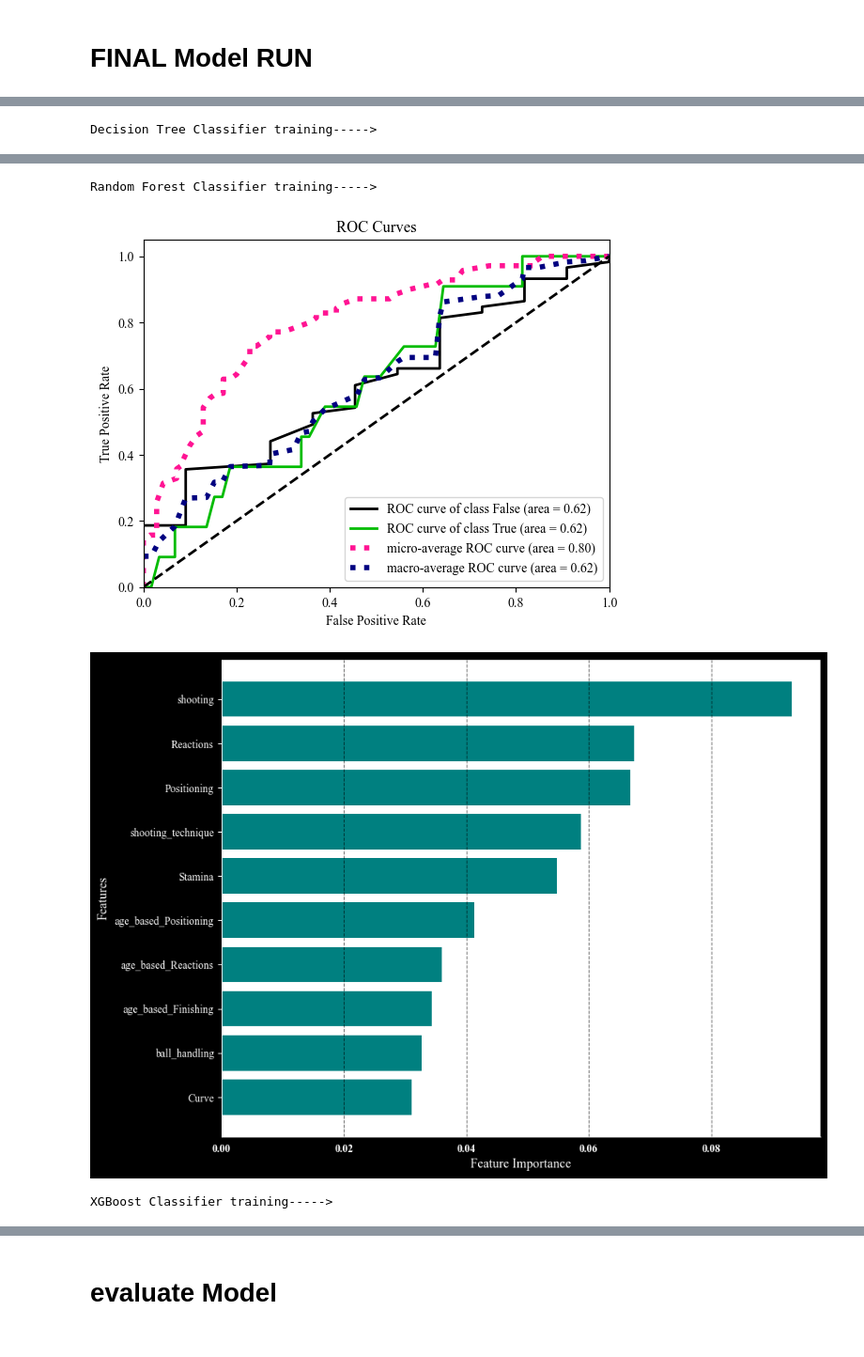
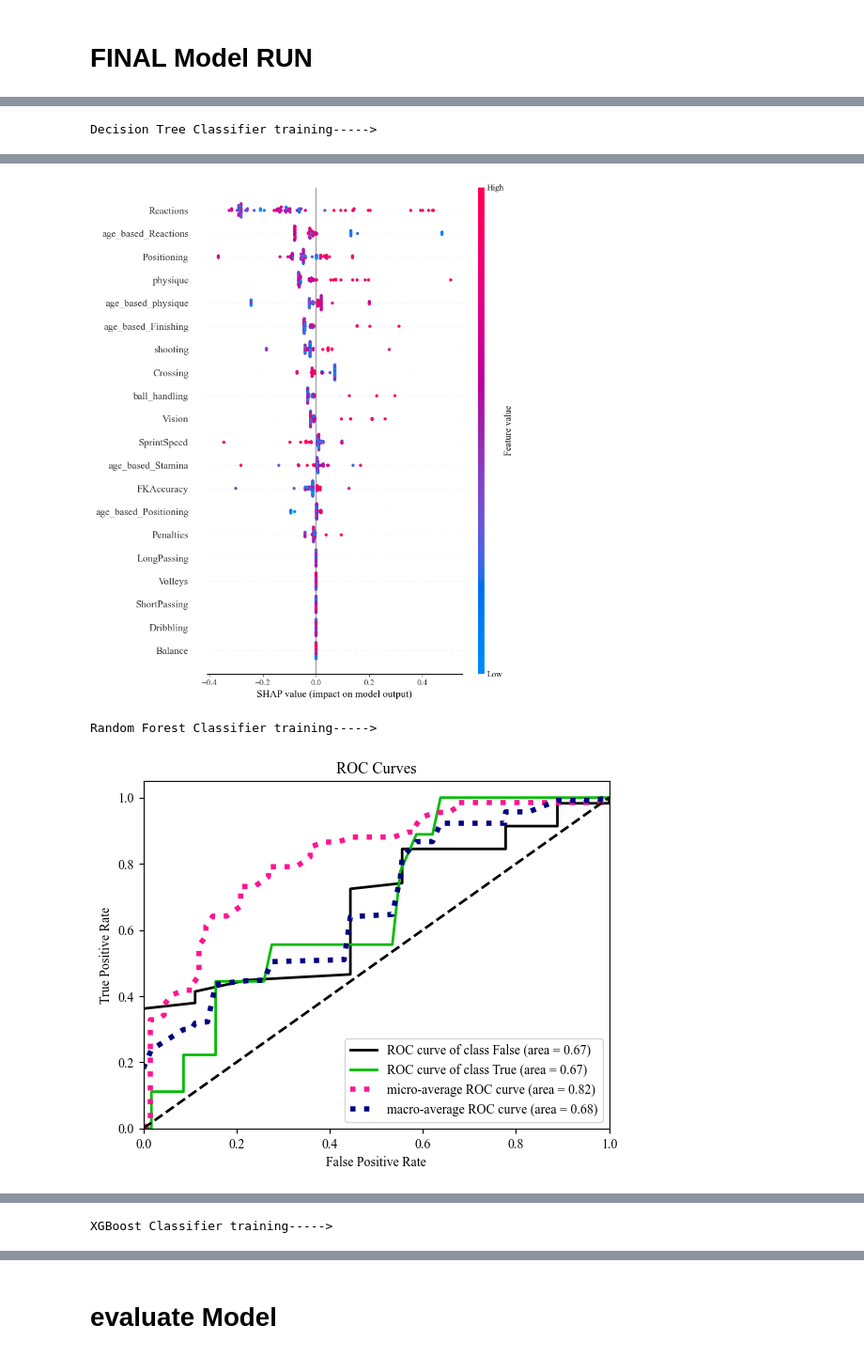
Before and after one commit to robb1302/statsfaction, a Jupyter notebook: scripts/sport_analytics/model/what was his name again.ipynb, the cells around one changed output, grey strips where cells are left out. Shown at 94% size. Drawn from its saved outputs; the diff is of its cells as text; code cells hidden in the pictures.

Commit message:
logged shap values

```diff
--- a/scripts/sport_analytics/model/what was his name again.ipynb
+++ b/scripts/sport_analytics/model/what was his name again.ipynb
@@ -109,7 +110,7 @@ The autoreload extension is already loaded. To reload it, use:
 # %%
 df = df_raw.copy()
 
-year_to_category = {2011: 'drop', 2012: 'train', 2013: 'train', 2014: 'train', 2015: 'train', 2016: 'train', 2017: 'train', 2018: 'test', 2019: 'test', 2020: 'test', 2021: 'test', 2022: 'valid', 2023: 'valid', 2024: 'valid'}
+year_to_category = {2011: 'drop', 2012: 'train', 2013: 'train', 2014: 'train', 2015: 'train', 2016: 'train', 2017: 'train', 2018: 'train', 2019: 'test', 2020: 'test', 2021: 'test', 2022: 'test', 2023: 'valid', 2024: 'valid'}
 df['set'] = df.index.get_level_values('FIFA').values
 # Apply the mapping to the "FIFA" column
 df['set'] = df['set'].map(year_to_category)
@@ -455,7 +465,7 @@ import pickle
 from src.sport_analytics.model.eval import individual_shap_valuess,plot_feature_importance
 from sklearn.metrics import precision_recall_curve, auc
 import matplotlib.pyplot as plt
-
+from sklearn.metrics import precision_recall_fscore_support
 
 # Define class weights (if applicable)
 class_weights = 'balanced'  # You can customize these weights if needed
@@ -463,12 +473,12 @@ class_weights = 'balanced'  # You can customize these weights if needed
 # Create and train different classification models with class weights
 models = {
     # 'Logistic Regression': LogisticRegression(class_weight=class_weights),
-    'Decision Tree Classifier': DecisionTreeClassifier(class_weight=class_weights, **PARAM_DT),
-    'Random Forest Classifier': RandomForestClassifier(class_weight=class_weights, **PARAMS_RF),
-    'XGBoost Classifier': xgb.XGBClassifier(**baseline_xgb),
+    'Decision Tree Classifier': DecisionTreeClassifier(random_state=42,class_weight=class_weights, **PARAM_DT),
+    'Random Forest Classifier': RandomForestClassifier(random_state=42,class_weight=class_weights, **PARAMS_RF),
+    'XGBoost Classifier': xgb.XGBClassifier(random_state=42,**PARAM_XGB),
     # 'Support Vector Classifier': SVC(class_weight=class_weights, probability=True, kernel='linear'),
     # 'XGBoost Classifier': xgb.XGBClassifier(**PARAM_XGB),
-    'LightGBM Classifier': lgb.LGBMClassifier(**{'n_estimators': 100, 'max_depth': 7, 'min_child_samples': 7,
+    'LightGBM Classifier': lgb.LGBMClassifier(random_state=42,**{'n_estimators': 100, 'max_depth': 7, 'min_child_samples': 7,
                                                   'subsample': 0.8090291881142198, 'colsample_bytree': 0.6278496311554949,
                                                   'learning_rate': 0.17976777947590364, 'reg_alpha': 0.6699371890412207,
                                                   'reg_lambda': 1.5295937299896694})
@@ -493,54 +503,45 @@ for model_name, model in models.items():
 
         y_pred = model.predict(X_test_scaled_df)
 
+        # Eval
         if hasattr(model, 'predict_proba'):
             y_prob = model.predict_proba(X_test_scaled_df)[:, 1]
         else:
             y_prob = None
-        skplt.metrics.plot_roc(y_test, model.predict_proba(X_test_scaled_df))
-        # Save the plot as a local file
-        roc_plot_filename = "roc_curve_plot.png"
-        plt.savefig(roc_plot_filename)
 
-        # Log the local file as an artifact
-        mlflow.log_artifact(roc_plot_filename, "roc_curve_plot.png")
+        plot_auc_curves(y_true = y_test,y_proba = model.predict_proba(X_test_scaled_df))
+        plot_feature_importance(model, '')
+        plot_shap_summary(model=model,df=X_test_scaled_df)
 
-        # Delete the local file
-        os.remove(roc_plot_filename)
-        plt.show()
 
         accuracy = accuracy_score(y_test, y_pred)
         report = classification_report(y_test, y_pred)
         conf_matrix = confusion_matrix(y_test, y_pred)
+        # Assuming y_test and y_pred are defined
 
+        precision_array, recall_array, thresholds = precision_recall_curve(y_test, y_pred)
+        area_under_curve_pr = auc(recall_array, precision_array)
         if y_prob is not None:
             roc_auc = roc_auc_score(y_test, y_prob)
         else:
             roc_auc = None
 
-        from sklearn.metrics import precision_recall_fscore_support
-
-        # Assuming y_test and y_pred are defined
-        precision = precision_score(y_test, y_pred)
-        recall = recall_score(y_test, y_pred)
-        f1 = f1_score(y_test, y_pred)
-        precision_array, recall_array, thresholds = precision_recall_curve(y_test, y_pred)
-        area_under_curve_pr = auc(recall_array, precision_array)
 
         # Calculate macro and micro scores
         precision_macro, recall_macro, f1_macro, _ = precision_recall_fscore_support(y_test, y_pred, average='macro')
         precision_micro, recall_micro, f1_micro, _ = precision_recall_fscore_support(y_test, y_pred, average='micro')
 
-        # Calculate precision and recall for the "false" class
-        precision_false, recall_false, _, _ = precision_recall_fscore_support(y_test, y_pred, labels=[0])
+        # Calculate precision, recall, and F1 for both positive and negative classes
+        precision_pos, recall_pos, f1_pos, _ = precision_recall_fscore_support(y_test, y_pred, labels=[1], average='binary')
+        precision_neg, recall_neg, f1_neg, _ = precision_recall_fscore_support(y_test, y_pred, labels=[0], average='binary')
 
         # Log metrics
         mlflow.log_metric("Accuracy", accuracy)
         mlflow.log_metric("AUC", roc_auc)
         mlflow.log_metric("PR_AUC", area_under_curve_pr)
-        mlflow.log_metric("Precision", precision)
-        mlflow.log_metric("Recall", recall)
-        mlflow.log_metric("F1", f1)
+        # mlflow.log_metric("Precision", precision)
+        # mlflow.log_metric("Recall", recall)
+        # mlflow.log_metric("F1", f1)
 
         mlflow.log_metric("Precision_Macro", precision_macro)
         mlflow.log_metric("Recall_Macro", recall_macro)
@@ -550,8 +551,13 @@ for model_name, model in models.items():
         mlflow.log_metric("Recall_Micro", recall_micro)
         mlflow.log_metric("F1_Micro", f1_micro)
 
-        mlflow.log_metric("Precision_False", precision_false[0])
-        mlflow.log_metric("Recall_False", recall_false[0])
+        mlflow.log_metric("Precision_Positive", precision_pos)
+        mlflow.log_metric("Recall_Positive", recall_pos)
+        mlflow.log_metric("F1_Positive", f1_pos)
+
+        mlflow.log_metric("Precision_Negative", precision_neg)
+        mlflow.log_metric("Recall_Negative", recall_neg)
+        mlflow.log_metric("F1_Negative", f1_neg)
 
         mlflow.log_param('HYPERTRAINING', HYPERTRAINING)
         mlflow.log_param('CV', CV)
@@ -562,12 +568,8 @@ for model_name, model in models.items():
         mlflow.log_param('y_test_positives', y_test.sum())
         mlflow.log_param('y_test_negatives', (~y_test).sum())
 
-
         # Log artifacts
         mlflow.sklearn.log_model(model, model_name)
-
-        # Log feature names as an artifact
-        # mlflow.log_artifact(pickle.dumps(list(X_test_scaled_df.columns)), "feature_names.pkl")
 
         model_results[model_name] = {
             'Model': model,
@@ -578,11 +580,12 @@ for model_name, model in models.items():
             'Confusion Matrix': conf_matrix,
             'AUC': roc_auc,
             'PR_AUC': area_under_curve_pr,
-            'recall':recall,
-            'f1':f1,
-            'Precision': precision
+            'recall':recall_pos,
+            'f1':f1_pos,
+            'Precision': precision_pos
         }
-        plot_feature_importance(model, '')
+
+
 # Evaluate and print results for each model
 for model_name, results in model_results.items():
     print(f"Model: {model_name}")
@@ -603,4 +606,3 @@ Decision Tree Classifier training----->
+[figure, new version]
 Random Forest Classifier training----->
-[figure, old version]
-[figure, old version]
+[figure, new version]
-XGBoost Classifier training----->
@@ -625,0 +611 @@ And if memory is not enough, you can set `force_col_wise=true`.
+XGBoost Classifier training----->
```
Also changed, not shown: parts of 9 cells of this notebook, 1 other file.
